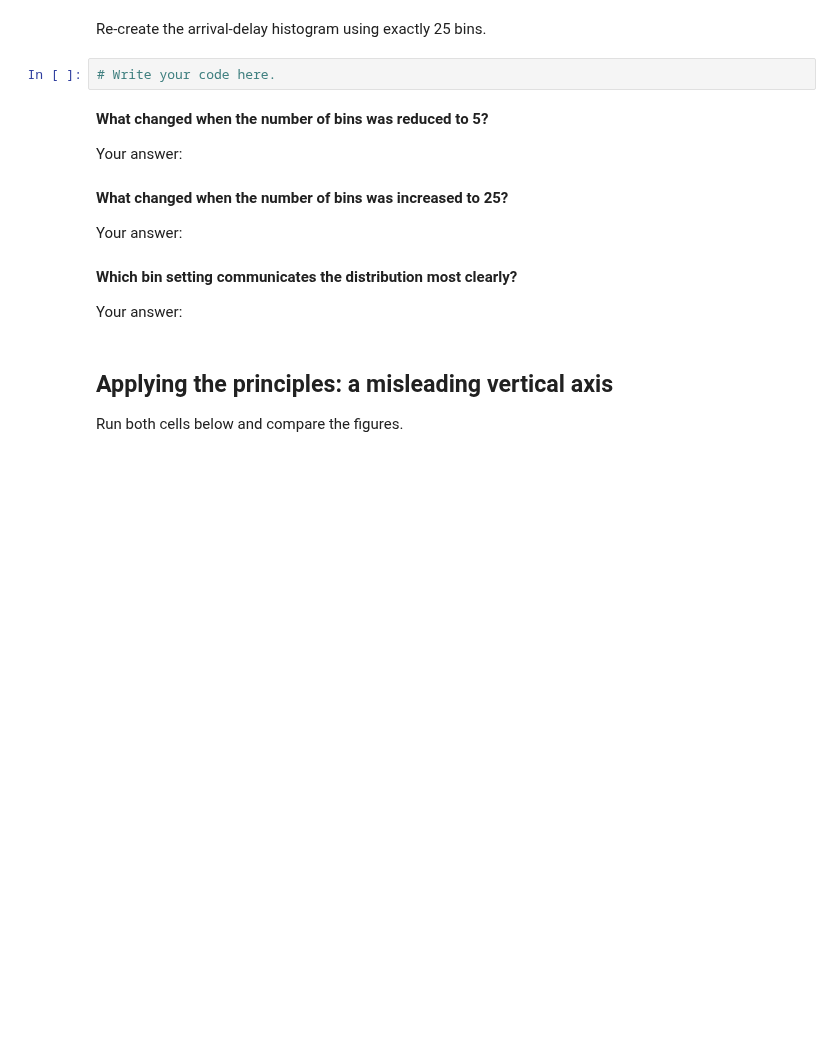
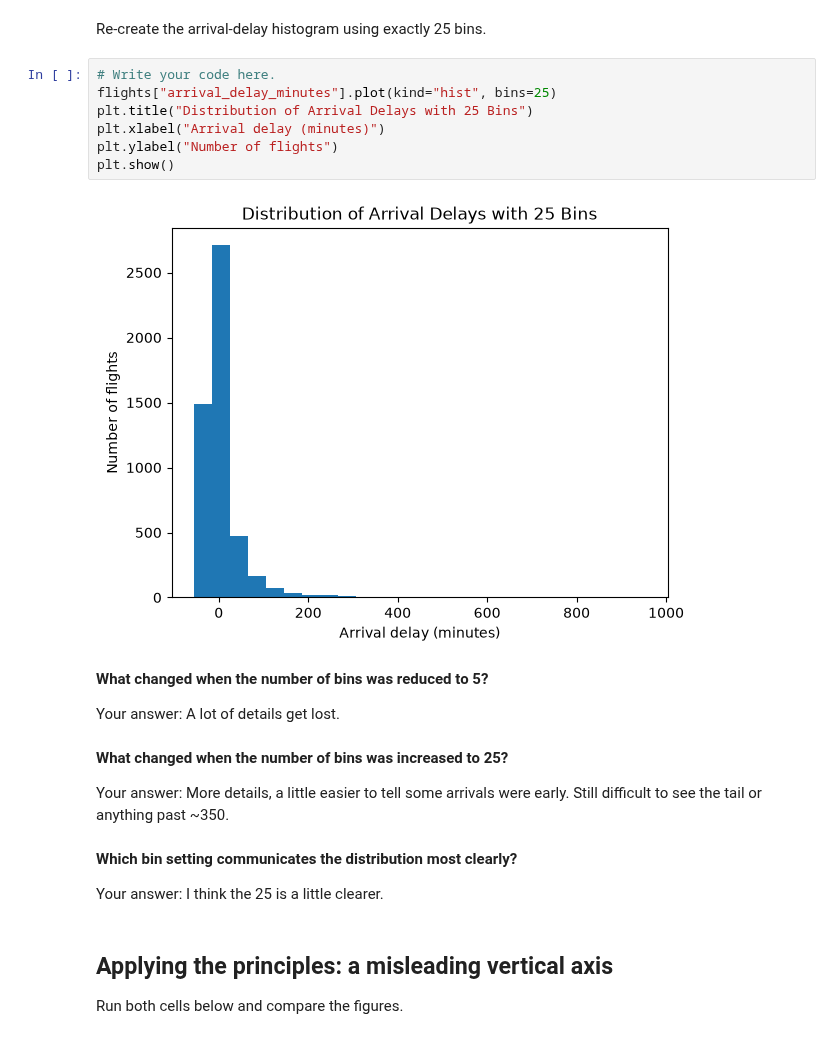
Before and after one commit to JPDeuce/Data_Visualization_and_Modeling_Campus, a Jupyter notebook: week01/lab/Lab - Data Visualization and Visual Thinking.ipynb, the cells around one changed output. Saved outputs shown, nothing was run; the diff lists cells and outputs as text; blank space fills up the shorter version.

```diff
--- a/week01/lab/Lab - Data Visualization and Visual Thinking.ipynb
+++ b/week01/lab/Lab - Data Visualization and Visual Thinking.ipynb
@@ -144,18 +239,25 @@ Re-create the arrival-delay histogram using exactly 5 bins.
 Re-create the arrival-delay histogram using exactly 25 bins.
 # %%
 # Write your code here.
+flights["arrival_delay_minutes"].plot(kind="hist", bins=25)
+plt.title("Distribution of Arrival Delays with 25 Bins")
+plt.xlabel("Arrival delay (minutes)")
+plt.ylabel("Number of flights")
+plt.show()
+# %% [output]
+[figure, added]
 # %% [markdown]
 **What changed when the number of bins was reduced to 5?**
 
-Your answer:
+Your answer: A lot of details get lost.
 # %% [markdown]
 **What changed when the number of bins was increased to 25?**
 
-Your answer:
+Your answer: More details, a little easier to tell some arrivals were early. Still difficult to see the tail or anything past ~350.
 # %% [markdown]
 **Which bin setting communicates the distribution most clearly?**
 
-Your answer:
+Your answer: I think the 25 is a little clearer.
 # %% [markdown]
 ## Applying the principles: a misleading vertical axis
 
```
Also changed, not shown: parts of 44 cells of this notebook, 2 other files.
